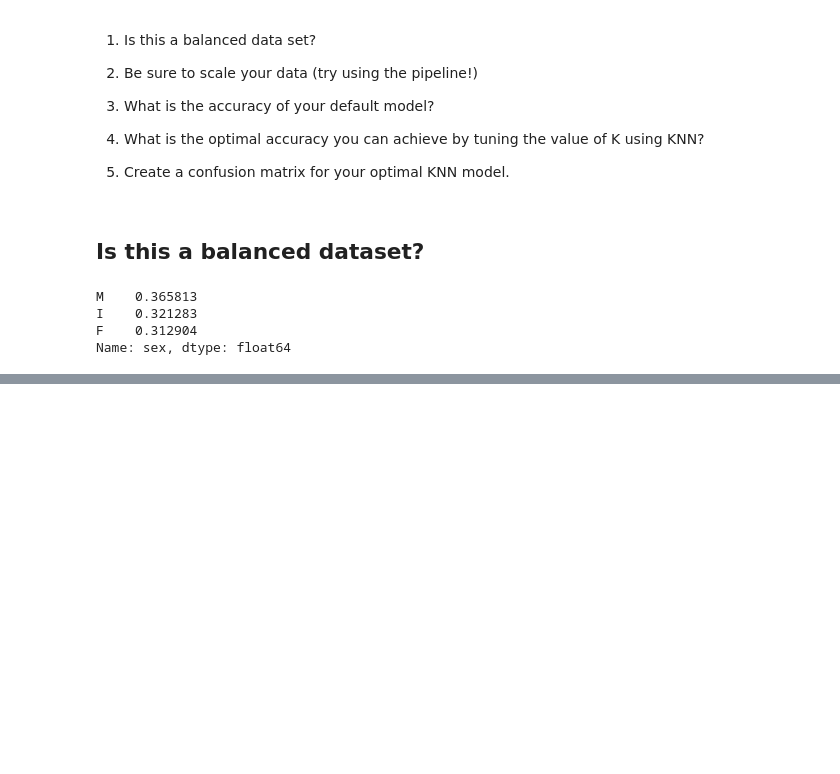
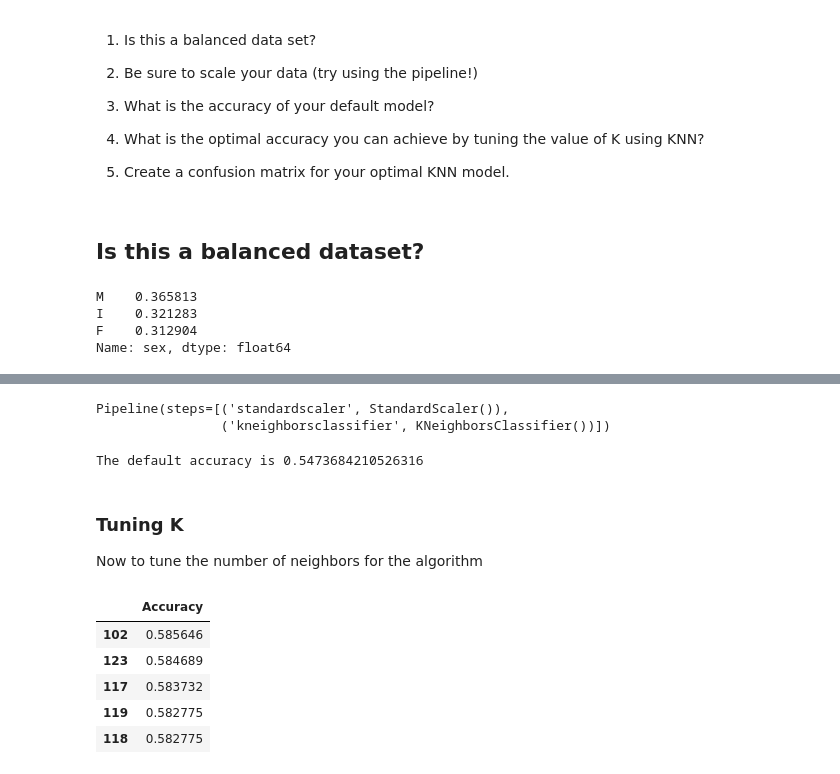
Before and after one commit to RaymondGarcia1107/Intro-to-ML-Practice, a Jupyter notebook: KNNExercise-RaymondGarcia.ipynb, the cells around one changed output, grey strips where cells are left out. Drawn from its saved outputs; the diff is of its cells as text; code cells hidden in the pictures; blank space fills up the shorter version.

```diff
--- a/KNNExercise-RaymondGarcia.ipynb
+++ b/KNNExercise-RaymondGarcia.ipynb
@@ -37,0 +68,21 @@ Yes
+# %%
+# Instantiating the Scaler, the model, and the pipeline
+scaler = StandardScaler()
+
+KNN = KNeighborsClassifier()
+
+KNNpipe = make_pipeline(scaler, KNN)
+
+# Fitting the data
+KNNpipe.fit(X_train, y_train)
+# %% [output]
+Pipeline(steps=[('standardscaler', StandardScaler()),
+                ('kneighborsclassifier', KNeighborsClassifier())])
+# %%
+def_acc = KNNpipe.score(X_test,y_test)
+print(f'The default accuracy is {def_acc}')
+# %% [output]
+The default accuracy is 0.5473684210526316
+# %% [markdown]
+### Tuning K
+Now to tune the number of neighbors for the algorithm
@@ -37,0 +100,9 @@ Yes
+# %%
+score_df.sort_values(by = 'Accuracy', ascending = False).head()
+# %% [output]
+|  | Accuracy |
+| 102 | 0.585646 |
+| 123 | 0.584689 |
+| 117 | 0.583732 |
+| 119 | 0.582775 |
+| 118 | 0.582775 |
```
Also changed, not shown: parts of 13 cells of this notebook.
